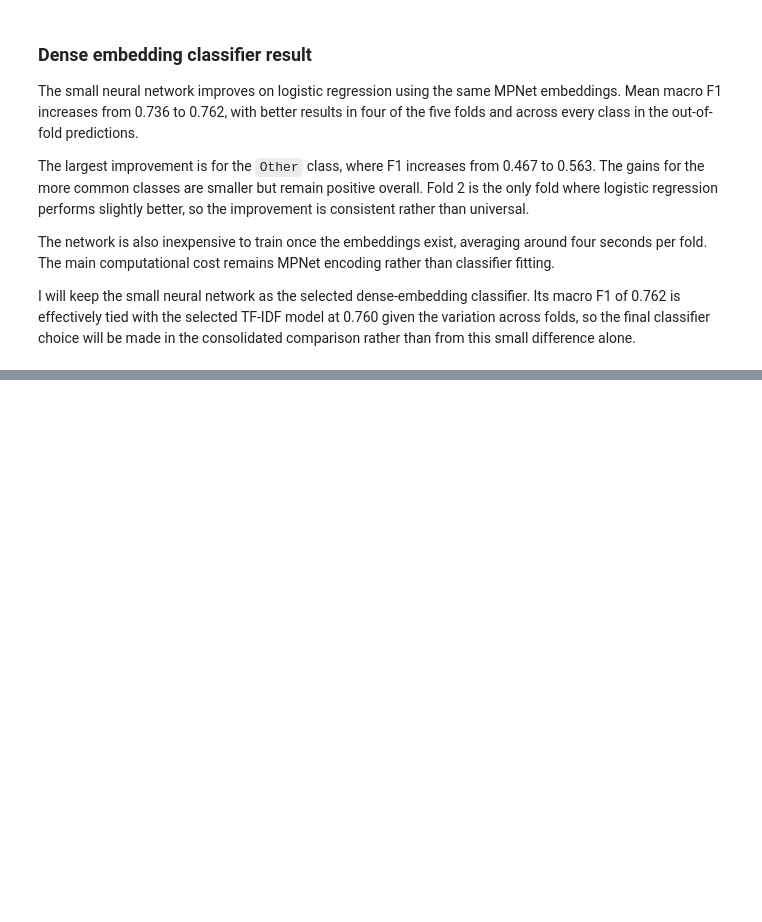
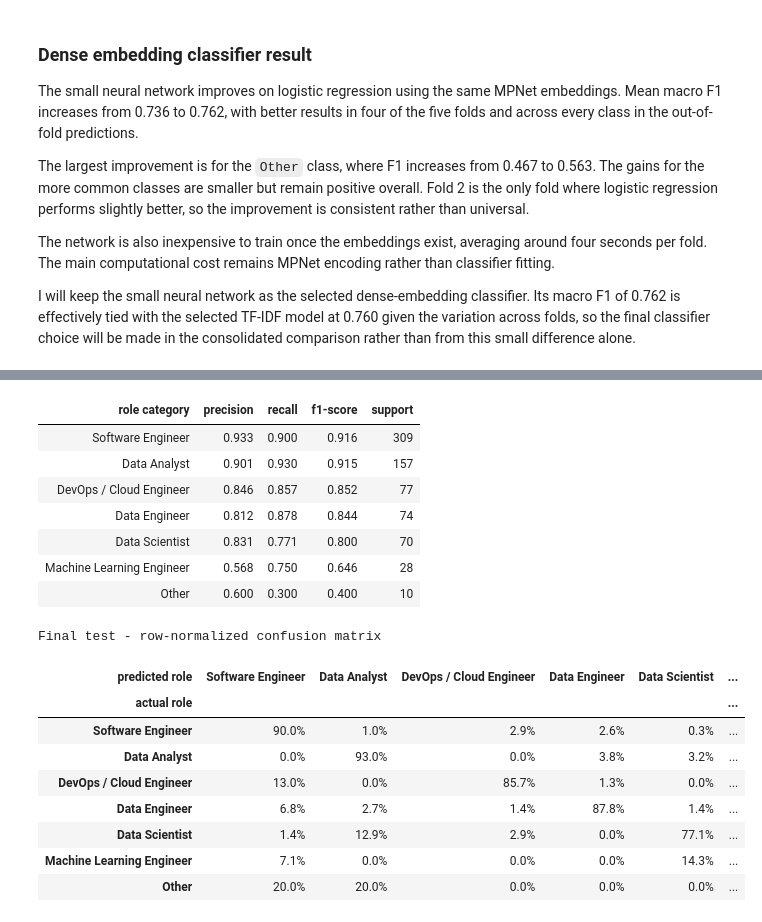
Before and after one commit to Tyainss/job-posting-nlp, a Jupyter notebook: job_posting_nlp_take_home_task.ipynb, the cells around one changed output, grey strips where cells are left out. Drawn from its saved outputs; the diff is of its cells as text; code cells hidden in the pictures; blank space fills up the shorter version.

```diff
--- a/job_posting_nlp_take_home_task.ipynb
+++ b/job_posting_nlp_take_home_task.ipynb
@@ -3194,0 +3552,78 @@ I will keep the small neural network as the selected dense-embedding classifier.
+# %%
+final_test_report = (
+    pd.DataFrame(
+        classification_report(
+            y_test,
+            final_test_predictions,
+            labels=class_order,
+            target_names=class_order,
+            output_dict=True,
+            zero_division=0,
+        )
+    )
+    .T
+    .loc[
+        class_order,
+        [
+            "precision",
+            "recall",
+            "f1-score",
+            "support",
+        ],
+    ]
+    .rename_axis("role category")
+    .reset_index()
+)
+
+final_test_confusion = pd.DataFrame(
+    confusion_matrix(
+        y_test,
+        final_test_predictions,
+        labels=class_order,
+        normalize="true",
+    ),
+    index=class_order.rename("actual role"),
+    columns=class_order.rename(
+        "predicted role"
+    ),
+)
+
+display(
+    final_test_report.style
+    .hide(axis="index")
+    .format(
+        {
+            "precision": "{:.3f}",
+            "recall": "{:.3f}",
+            "f1-score": "{:.3f}",
+            "support": "{:.0f}",
+        }
+    )
+)
+
+display(
+    final_test_confusion.style
+    .set_caption(
+        "Final test - row-normalized confusion matrix"
+    )
+    .format("{:.1%}")
+)
+# %% [output]
+| role category | precision | recall | f1-score | support |
+| Software Engineer | 0.933 | 0.900 | 0.916 | 309 |
+| Data Analyst | 0.901 | 0.930 | 0.915 | 157 |
+| DevOps / Cloud Engineer | 0.846 | 0.857 | 0.852 | 77 |
+| Data Engineer | 0.812 | 0.878 | 0.844 | 74 |
+| Data Scientist | 0.831 | 0.771 | 0.800 | 70 |
+| Machine Learning Engineer | 0.568 | 0.750 | 0.646 | 28 |
+| Other | 0.600 | 0.300 | 0.400 | 10 |
+Final test - row-normalized confusion matrix
+| predicted role | Software Engineer | Data Analyst | DevOps / Cloud Engineer | Data Engineer | Data Scientist | ... |
+| actual role |  |  |  |  |  | ... |
+| Software Engineer | 90.0% | 1.0% | 2.9% | 2.6% | 0.3% | ... |
+| Data Analyst | 0.0% | 93.0% | 0.0% | 3.8% | 3.2% | ... |
+| DevOps / Cloud Engineer | 13.0% | 0.0% | 85.7% | 1.3% | 0.0% | ... |
+| Data Engineer | 6.8% | 2.7% | 1.4% | 87.8% | 1.4% | ... |
+| Data Scientist | 1.4% | 12.9% | 2.9% | 0.0% | 77.1% | ... |
+| Machine Learning Engineer | 7.1% | 0.0% | 0.0% | 0.0% | 14.3% | ... |
+| Other | 20.0% | 20.0% | 0.0% | 0.0% | 0.0% | ... |
```
Also changed, not shown: parts of 25 cells of this notebook.
